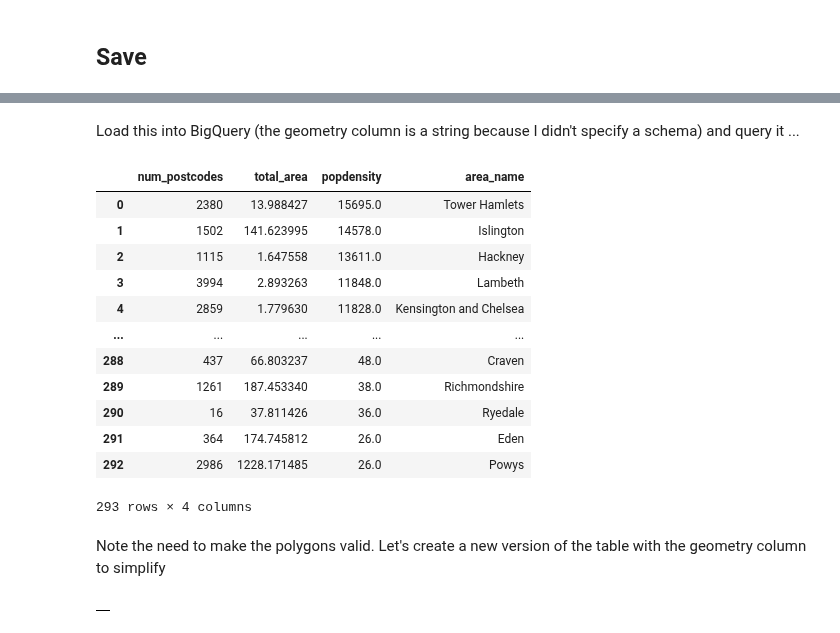
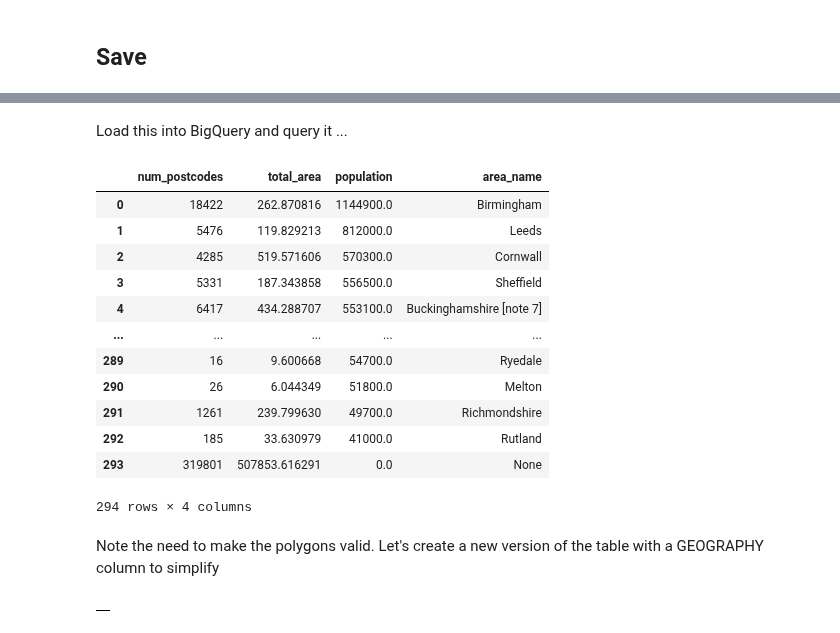
Before and after one commit to lakshmanok/lakblogs, a Jupyter notebook: uk_postcode/uk_postcodes.ipynb, the cells around one changed output, grey strips where cells are left out. Cells and saved outputs as stored; diff of their text form; code cells hidden in the pictures.

```diff
--- a/uk_postcode/uk_postcodes.ipynb
+++ b/uk_postcode/uk_postcodes.ipynb
@@ -477,32 +531,32 @@ AL1 1AS,51.749073,-0.335471,E07000240,St Albans,919,"POLYGON ((-0.33597669056541
 # %% [markdown]
-Load this into BigQuery (the geometry column is a string because I didn't specify a schema) and query it ...
+Load this into BigQuery and query it ...
 # %%
 %%bigquery
 SELECT
   COUNT(*) AS num_postcodes,
-  SUM(ST_AREA(SAFE.ST_GEOGFROMTEXT(geometry, make_valid=>TRUE)))/10e6 AS total_area,
-  AVG(persons_per_sqkm) AS popdensity,
+  SUM(ST_AREA(SAFE.ST_GEOGFROMTEXT(geometry_wkt, make_valid=>TRUE)))/1e6 AS total_area,
+  SUM(all_persons) AS population,
   area_name
  FROM uk_public_data.postcode_popgeo
  GROUP BY area_name
- ORDER BY popdensity DESC
+ ORDER BY population DESC
 # %% [output]
-|  | num_postcodes | total_area | popdensity | area_name |
-| 0 | 2380 | 13.988427 | 15695.0 | Tower Hamlets |
-| 1 | 1502 | 141.623995 | 14578.0 | Islington |
-| 2 | 1115 | 1.647558 | 13611.0 | Hackney |
-| 3 | 3994 | 2.893263 | 11848.0 | Lambeth |
-| 4 | 2859 | 1.779630 | 11828.0 | Kensington and Chelsea |
+|  | num_postcodes | total_area | population | area_name |
+| 0 | 18422 | 262.870816 | 1144900.0 | Birmingham |
+| 1 | 5476 | 119.829213 | 812000.0 | Leeds |
+| 2 | 4285 | 519.571606 | 570300.0 | Cornwall |
+| 3 | 5331 | 187.343858 | 556500.0 | Sheffield |
+| 4 | 6417 | 434.288707 | 553100.0 | Buckinghamshire [note 7] |
 | ... | ... | ... | ... | ... |
-| 288 | 437 | 66.803237 | 48.0 | Craven |
-| 289 | 1261 | 187.453340 | 38.0 | Richmondshire |
-| 290 | 16 | 37.811426 | 36.0 | Ryedale |
-| 291 | 364 | 174.745812 | 26.0 | Eden |
-| 292 | 2986 | 1228.171485 | 26.0 | Powys |
+| 289 | 16 | 9.600668 | 54700.0 | Ryedale |
+| 290 | 26 | 6.044349 | 51800.0 | Melton |
+| 291 | 1261 | 239.799630 | 49700.0 | Richmondshire |
+| 292 | 185 | 33.630979 | 41000.0 | Rutland |
+| 293 | 319801 | 507853.616291 | 0.0 | None |
-293 rows × 4 columns
+294 rows × 4 columns
 # %% [markdown]
 Note the need to make the polygons valid.
-Let's create a new version of the table with the geometry column to simplify
+Let's create a new version of the table with a GEOGRAPHY column to simplify
 # %%
 %%bigquery
 CREATE OR REPLACE TABLE uk_public_data.postcode_popgeo2
```
Also changed, not shown: parts of 41 cells of this notebook, 3 other files.
